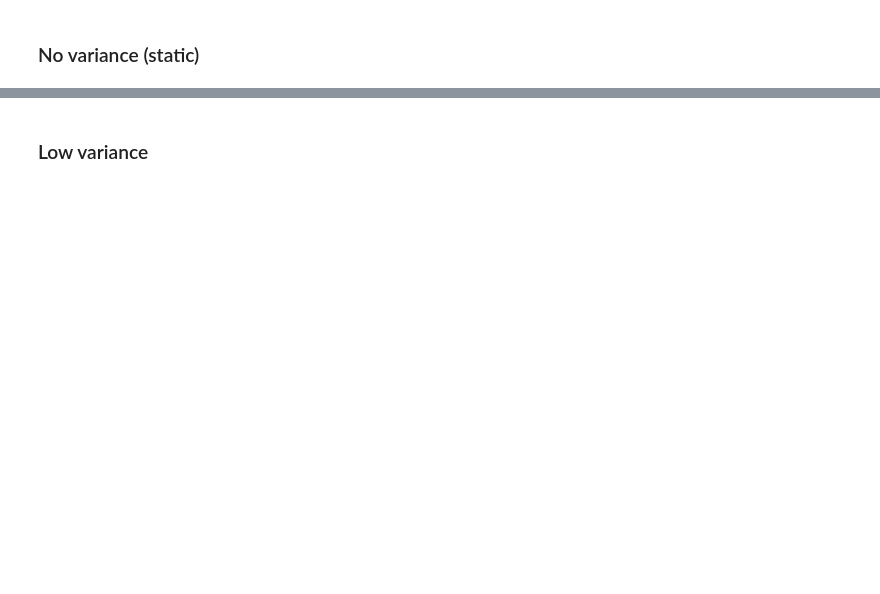
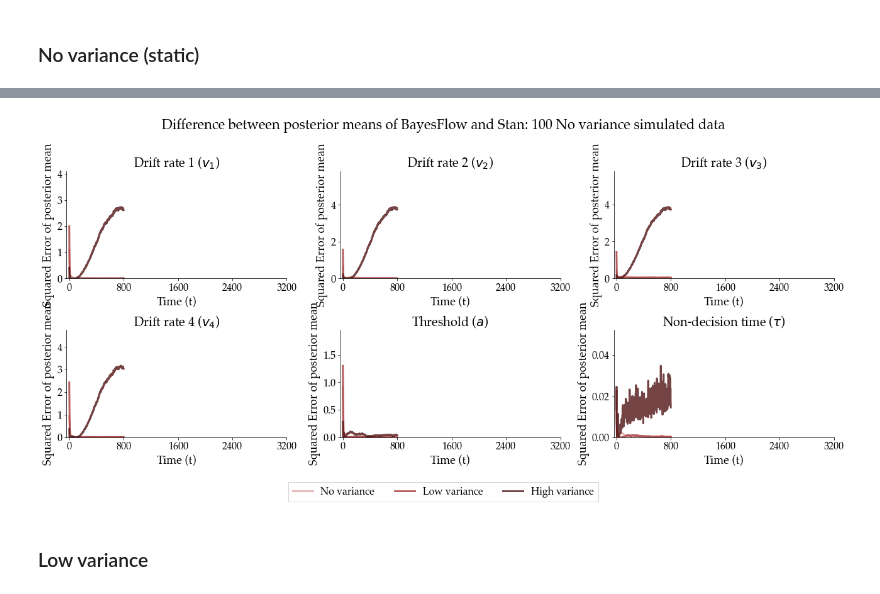
Before and after one commit to LuSchumacher/dynamic_models, a Jupyter notebook: ablation_study/ablation_study.ipynb, the cells around one changed output, grey strips where cells are left out. Cells and saved outputs as stored; diff of their text form; code cells hidden in the pictures; blank space fills up the shorter version.

```diff
--- a/ablation_study/ablation_study.ipynb
+++ b/ablation_study/ablation_study.ipynb
@@ -494,9 +503,11 @@ def plot_post_mean_error(stan_post_samples, bf_post_no_var, bf_post_low_var, bf_
     # plotting info
     labels = ['No variance', 'Low variance', 'High variance']
     param_labels = ['Drift rate 1', 'Drift rate 2', 'Drift rate 3', 'Drift rate 4', 'Threshold', 'Non-decision time']
-    colors = ['#D18186', '#7697CA', '#4f8752', "#000000"]
+
+    colors = ['#e3a3a3', '#a63636', '#511515', "#000000"]
+    # colors = ['#d36666', '#852626', '#5d1b1b', "#000000"]
     param_names = [r'$v_1$', r'$v_2$', r'$v_3$', r'$v_4$', r'$a$', r'$\tau$']
-    alpha = 0.8
+    alpha_line = 0.8
     linewidth = 3
 
     # plotting time window
@@ -506,9 +517,9 @@ def plot_post_mean_error(stan_post_samples, bf_post_no_var, bf_post_low_var, bf_
     # iterate over parameters
     for i, ax in enumerate(axarr.flat):
         # plot Bayesflow results
-        ax.plot(time, sqrt_err_no_var[:, i], color=colors[0], label=labels[0], alpha=alpha, linewidth=linewidth)
-        ax.plot(time, sqrt_err_low_var[:, i], color=colors[1], label=labels[1], alpha=alpha, linewidth=linewidth)
-        ax.plot(time, sqrt_err_high_var[:, i], color=colors[2], label=labels[2], alpha=alpha, linewidth=linewidth)
+        ax.plot(time, sqrt_err_no_var[:, i], color=colors[0], label=labels[0], alpha=alpha_line, linewidth=linewidth)
+        ax.plot(time, sqrt_err_low_var[:, i], color=colors[1], label=labels[1], alpha=alpha_line, linewidth=linewidth)
+        ax.plot(time, sqrt_err_high_var[:, i], color=colors[2], label=labels[2], alpha=alpha_line, linewidth=linewidth)
 
         # set appropriate x-axis limits
         max_val = np.array([sqrt_err_no_var[:, i],
@@ -517,13 +528,16 @@ def plot_post_mean_error(stan_post_samples, bf_post_no_var, bf_post_low_var, bf_
         ax.set_ylim(0, max_val + max_val/2)
 
         sns.despine(ax=ax)
-        ax.set_xlabel('Time (t)')
-        ax.set_ylabel('Squared Error of posterior mean', fontsize=12)
-        ax.set_title(param_labels[i] + ' ({})'.format(param_names[i]), fontsize=12)
+        ax.set_xlabel('Time (t)', fontsize=18)
+        ax.set_ylabel('Squared Error of posterior mean', fontsize=18)
+        ax.set_title(param_labels[i] + ' ({})'.format(param_names[i]), fontsize=20)
+        ax.set_xticks(np.arange(0, 3201, 800))
+        ax.tick_params(axis='both', which='major', labelsize=16)
 
         if i == 0:
-            ax.legend()
-            f.suptitle("Difference between posterior means of BayesFlow and Stan: 100 {}".format(labels[types]) + " simulated data", fontsize=16)
+            f.legend(fontsize=16, loc='center',
+                    bbox_to_anchor=(0.5, -0.05),fancybox=False, shadow=False, ncol=4)
+            f.suptitle("Difference between posterior means of BayesFlow and Stan: 100 {}".format(labels[types]) + " simulated data\n", fontsize=22)
 
     f.tight_layout()
 # %% [markdown]
@@ -545,5 +563,7 @@ plot_post_sd(stan_post_samples, bf_post_no_var, bf_post_low_var, bf_post_high_va
 # %%
-plot_post_mean_error(stan_post_samples, bf_post_no_var, bf_post_low_var, bf_post_high_var, 0)
+plot_post_mean_error(stan_post_samples, bf_post_no_var, bf_post_low_var[0], bf_post_high_var[0], 0)
+# %% [output]
+[figure, added]
 # %% [markdown]
 ### Low variance
 # %%
```
Also changed, not shown: parts of 9 cells of this notebook, 7 other files.
